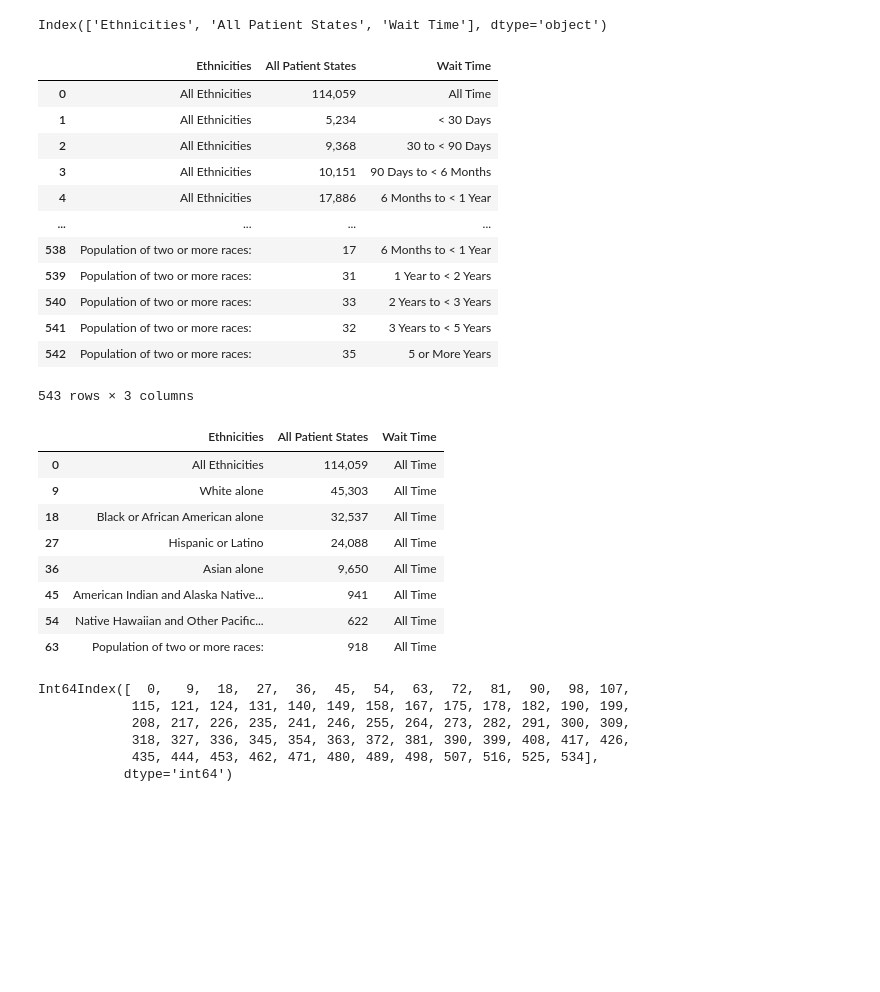
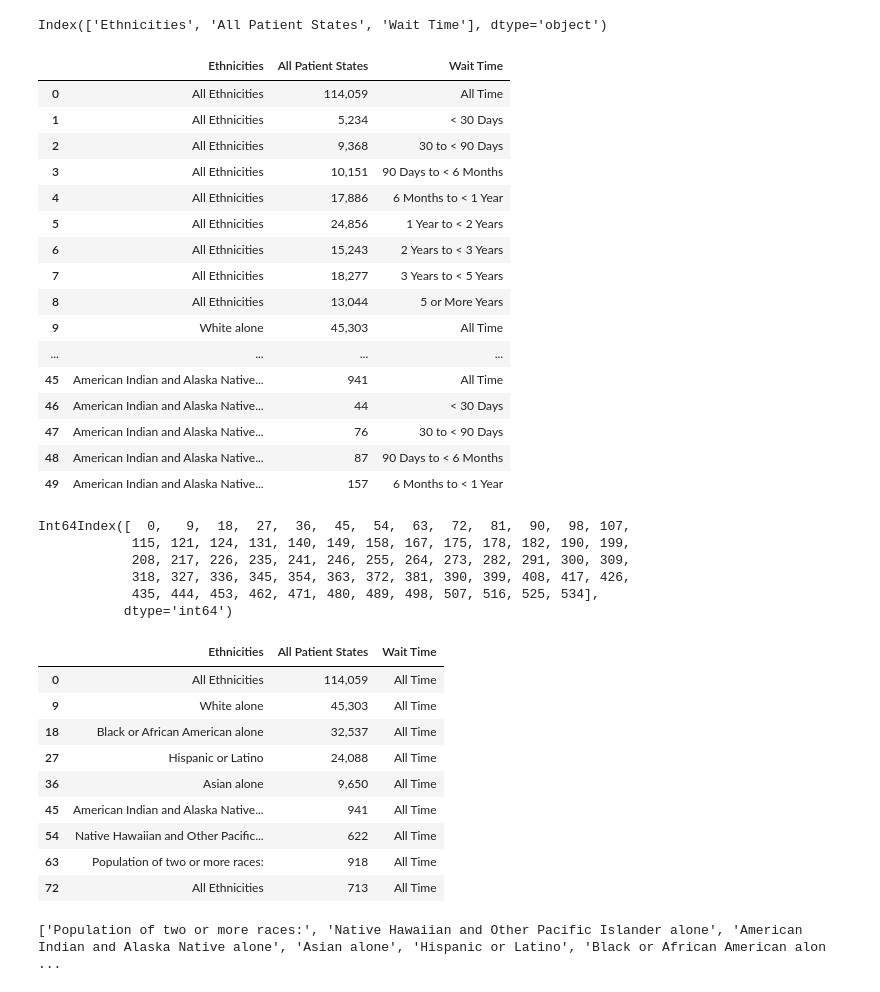
Before and after one commit to mwsierzega/Project3, a Jupyter notebook: Data_Census_OPTN.ipynb, the cells around one changed output. Drawn from its saved outputs; the diff is of its cells as text; code cells hidden in the pictures; blank space fills up the shorter version.

```diff
--- a/Data_Census_OPTN.ipynb
+++ b/Data_Census_OPTN.ipynb
@@ -403,19 +457,23 @@ all_eth_all_states.columns
 # %% [output]
 Index(['Ethnicities', 'All Patient States', 'Wait Time'], dtype='object')
 # %%
-#for row in range(len())
-all_eth_all_states
+#she aggregates
+all_eth_all_states.head(50)
 # %% [output]
 |  | Ethnicities | All Patient States | Wait Time |
 | 0 | All Ethnicities | 114,059 | All Time |
 | 1 | All Ethnicities | 5,234 | < 30 Days |
 | 2 | All Ethnicities | 9,368 | 30 to < 90 Days |
 | 3 | All Ethnicities | 10,151 | 90 Days to < 6 Months |
 | 4 | All Ethnicities | 17,886 | 6 Months to < 1 Year |
+| 5 | All Ethnicities | 24,856 | 1 Year to < 2 Years |
+| 6 | All Ethnicities | 15,243 | 2 Years to < 3 Years |
+| 7 | All Ethnicities | 18,277 | 3 Years to < 5 Years |
+| 8 | All Ethnicities | 13,044 | 5 or More Years |
+| 9 | White alone | 45,303 | All Time |
 | ... | ... | ... | ... |
-| 538 | Population of two or more races: | 17 | 6 Months to < 1 Year |
-| 539 | Population of two or more races: | 31 | 1 Year to < 2 Years |
-| 540 | Population of two or more races: | 33 | 2 Years to < 3 Years |
-| 541 | Population of two or more races: | 32 | 3 Years to < 5 Years |
-| 542 | Population of two or more races: | 35 | 5 or More Years |
+| 45 | American Indian and Alaska Native... | 941 | All Time |
+| 46 | American Indian and Alaska Native... | 44 | < 30 Days |
+| 47 | American Indian and Alaska Native... | 76 | 30 to < 90 Days |
+| 48 | American Indian and Alaska Native... | 87 | 90 Days to < 6 Months |
+| 49 | American Indian and Alaska Native... | 157 | 6 Months to < 1 Year |
-543 rows × 3 columns
@@ -423,16 +484,7 @@ all_eth_all_states
 #all patients and all wait times, by ethnicity
 all_times_all_ethn = all_eth_all_states.loc[all_eth_all_states['Wait Time'] == 'All Time']
 all_times_all_ethn.head(8)
+all_times_all_ethn.to_csv('output/all_times_all_ethn.csv')
-# %% [output]
-|  | Ethnicities | All Patient States | Wait Time |
-| 0 | All Ethnicities | 114,059 | All Time |
-| 9 | White alone | 45,303 | All Time |
-| 18 | Black or African American alone | 32,537 | All Time |
-| 27 | Hispanic or Latino | 24,088 | All Time |
-| 36 | Asian alone | 9,650 | All Time |
-| 45 | American Indian and Alaska Native... | 941 | All Time |
-| 54 | Native Hawaiian and Other Pacific... | 622 | All Time |
-| 63 | Population of two or more races: | 918 | All Time |
 # %%
 all_times_all_ethn.index
 # %% [output]
@@ -444,3 +496,23 @@ Int64Index([  0,   9,  18,  27,  36,  45,  54,  63,  72,  81,  90,  98, 107,
            dtype='int64')
 # %%
 #create a plot of ethnicities broken down by All Patient States (y-axis)
+all_times_all_ethn.head(9)
+# %% [output]
+|  | Ethnicities | All Patient States | Wait Time |
+| 0 | All Ethnicities | 114,059 | All Time |
+| 9 | White alone | 45,303 | All Time |
+| 18 | Black or African American alone | 32,537 | All Time |
+| 27 | Hispanic or Latino | 24,088 | All Time |
+| 36 | Asian alone | 9,650 | All Time |
+| 45 | American Indian and Alaska Native... | 941 | All Time |
+| 54 | Native Hawaiian and Other Pacific... | 622 | All Time |
+| 63 | Population of two or more races: | 918 | All Time |
+| 72 | All Ethnicities | 713 | All Time |
+# %%
+x_list = (all_times_all_ethn['Ethnicities'].head(8)).tolist()
+myorder = [7, 6, 5, 4, 3, 2, 1, 0]
+x_calc = [x_list[i] for i in myorder]
+
+print(x_calc)
+# %% [output]
+['Population of two or more races:', 'Native Hawaiian and Other Pacific Islander alone', 'American Indian and Alaska Native alone', 'Asian alone', 'Hispanic or Latino', 'Black or African American alon ...
```
Also changed, not shown: parts of 18 cells of this notebook, 21 other files.
